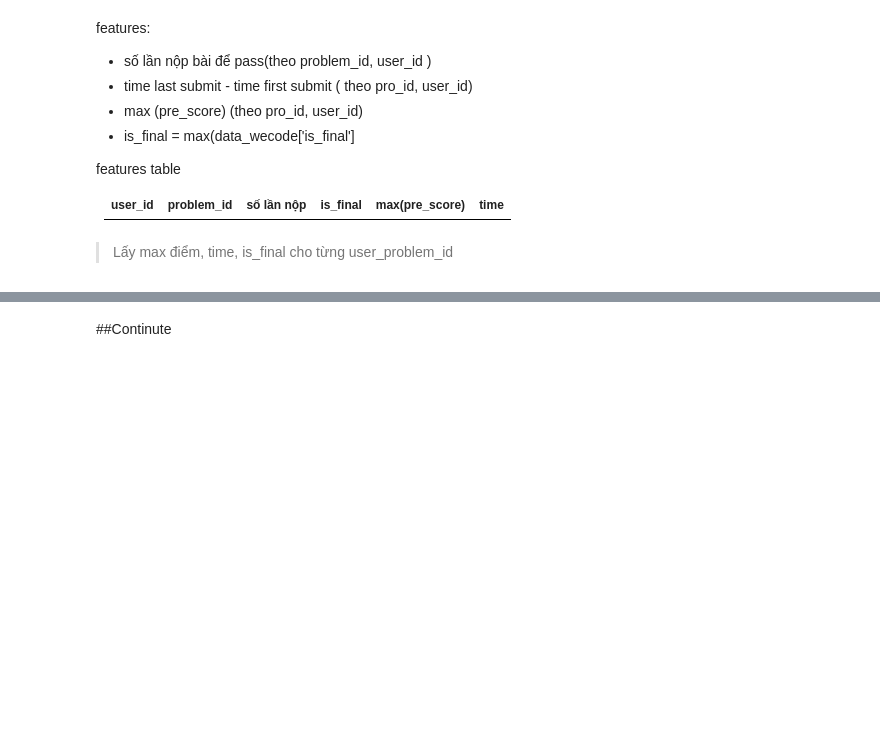
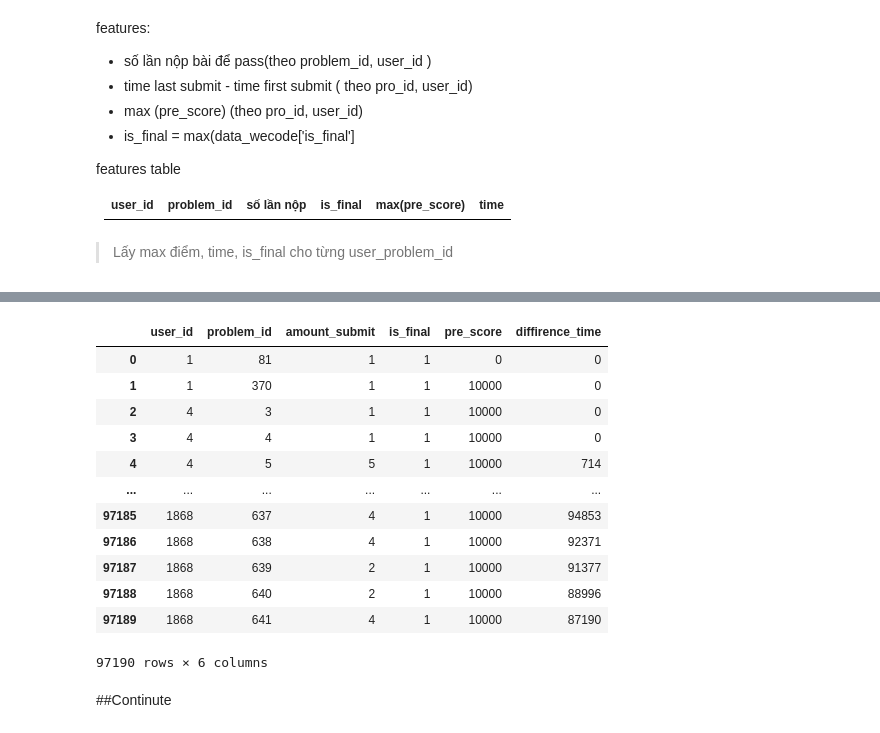
Before and after one commit to phutaekwondo/CS114.L21, a Jupyter notebook: duDoanDiemCuoiKy_homeWork/draft.ipynb, the cells around one changed output, grey strips where cells are left out. Saved outputs shown, nothing was run; the diff lists cells and outputs as text; code cells hidden in the pictures; blank space fills up the shorter version.

```diff
--- a/duDoanDiemCuoiKy_homeWork/draft.ipynb
+++ b/duDoanDiemCuoiKy_homeWork/draft.ipynb
@@ -107,8 +107,9 @@ user_feature = user_feature.sort_values(by=['user_id', 'problem_id']).set_index(
 # %% [markdown]
 >Lấy max điểm, time, is_final cho từng user_problem_id
 # %%
+#Lấy các features pre_score, is_final, time_max
 other_feature_user = {'user_problem_id': pd.Series(zip(data_wecode['user_id'], data_wecode['problem_id'])), 'is_final': data_wecode['is_final'],
-                      'pre_score': data_wecode['pre_score'], 'time': data_wecode['updated_at']}
-other_feature_user = pd.DataFrame(other_feature_user, columns=['user_problem_id', 'is_final', 'pre_score', 'time'])
+                      'pre_score': data_wecode['pre_score'], 'diffirence_time': data_wecode['updated_at']}
+other_feature_user = pd.DataFrame(other_feature_user, columns=['user_problem_id', 'is_final', 'pre_score', 'diffirence_time'])
 other_feature_user = other_feature_user.sort_values(by='user_problem_id').set_index(pd.Index(range(len(other_feature_user))))
 other_feature = other_feature_user.groupby(['user_problem_id'], as_index=False).agg('max')
@@ -138,0 +116,8 @@ with open('/content/drive/MyDrive/Colab Notebooks/user_feature.csv', 'w') as f:
+# %%
+#Lấy time_min, sau đó tạo thành diffirence_time với time_max với công thức diffirence_time = tim_max - time_min
+time_min = {'user_problem_id': pd.Series(zip(data_wecode['user_id'], data_wecode['problem_id'])), 'time_min': data_wecode['updated_at']}
+time_min = pd.DataFrame(time_min, columns=['user_problem_id', 'time_min'])
+time_min = time_min.sort_values(by='user_problem_id').set_index(pd.Index(range(len(time_min))))
+time_min = time_min.groupby(['user_problem_id'], as_index=False).agg('min')
+other_feature['diffirence_time'] = pd.to_datetime(other_feature['diffirence_time']) - pd.to_datetime(time_min['time_min'])
+other_feature
@@ -138,0 +138,21 @@ with open('/content/drive/MyDrive/Colab Notebooks/user_feature.csv', 'w') as f:
+# %%
+def covert_time(time):
+  day_to_seconds = time.days * 24 * 60 * 60
+  return day_to_seconds + time.seconds
+user_feature['is_final'], user_feature['pre_score'] = other_feature['is_final'], other_feature['pre_score']
+user_feature['diffirence_time'] = other_feature['diffirence_time'].apply(covert_time)
+user_feature
+# %% [output]
+|  | user_id | problem_id | amount_submit | is_final | pre_score | diffirence_time |
+| 0 | 1 | 81 | 1 | 1 | 0 | 0 |
+| 1 | 1 | 370 | 1 | 1 | 10000 | 0 |
+| 2 | 4 | 3 | 1 | 1 | 10000 | 0 |
+| 3 | 4 | 4 | 1 | 1 | 10000 | 0 |
+| 4 | 4 | 5 | 5 | 1 | 10000 | 714 |
+| ... | ... | ... | ... | ... | ... | ... |
+| 97185 | 1868 | 637 | 4 | 1 | 10000 | 94853 |
+| 97186 | 1868 | 638 | 4 | 1 | 10000 | 92371 |
+| 97187 | 1868 | 639 | 2 | 1 | 10000 | 91377 |
+| 97188 | 1868 | 640 | 2 | 1 | 10000 | 88996 |
+| 97189 | 1868 | 641 | 4 | 1 | 10000 | 87190 |
+97190 rows × 6 columns
```
Also changed, not shown: parts of 15 cells of this notebook.
